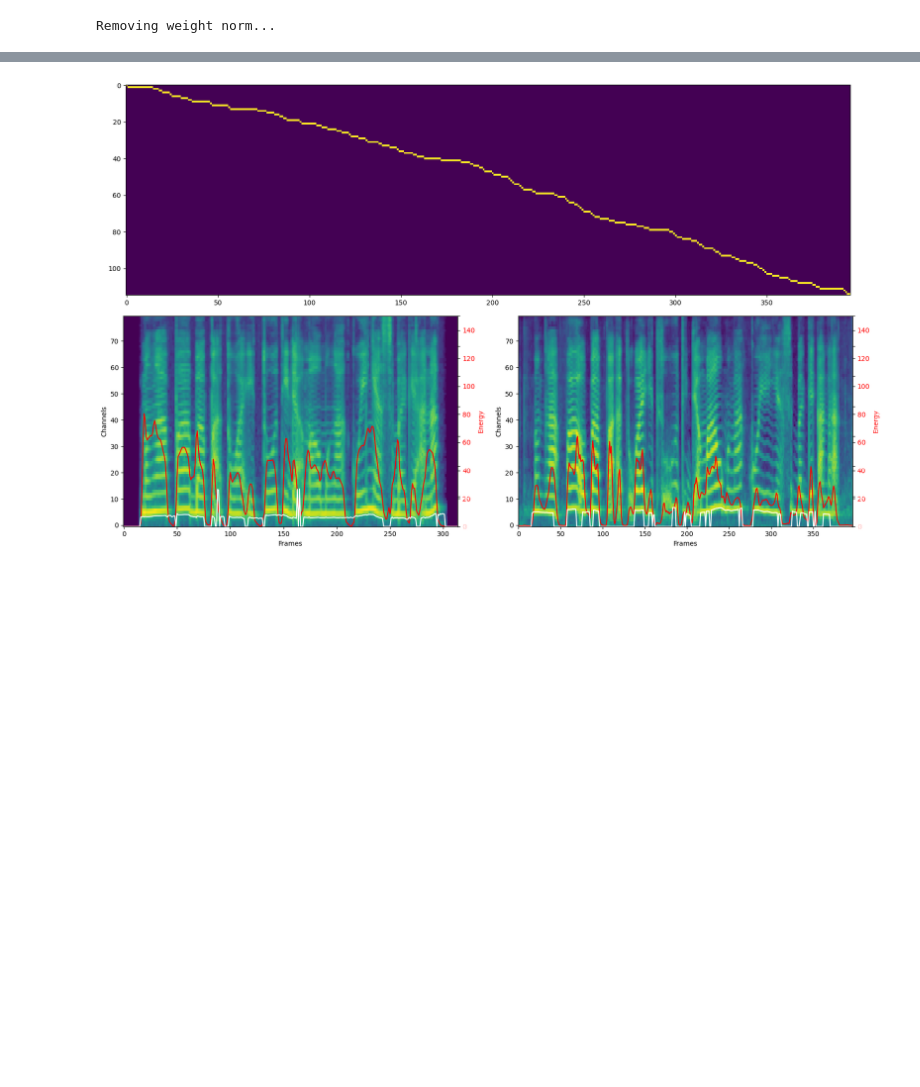
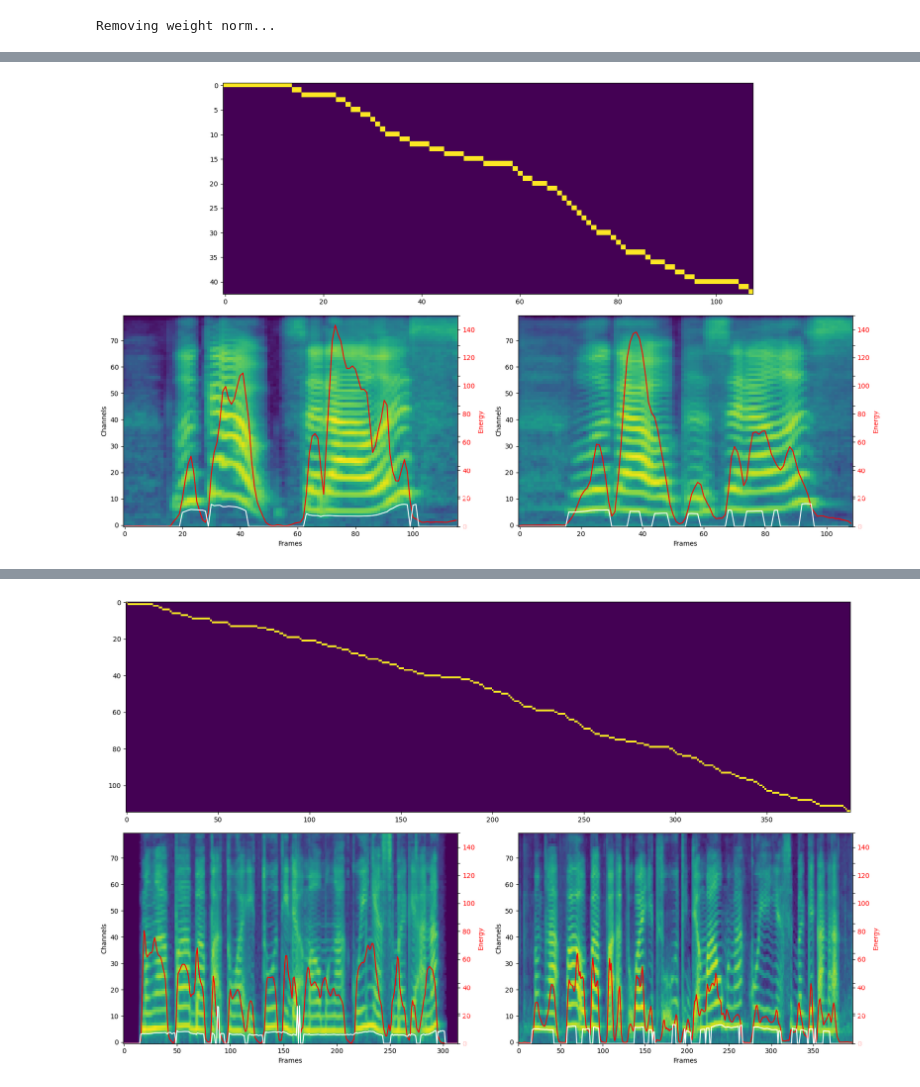
Before and after one commit to arkiven4/glow-tts, a Jupyter notebook: inference_BigVGAN.ipynb, the cells around one changed output, grey strips where cells are left out. Saved outputs shown, nothing was run; the diff lists cells and outputs as text; code cells hidden in the pictures; blank space fills up the shorter version.

```diff
--- a/inference_BigVGAN.ipynb
+++ b/inference_BigVGAN.ipynb
@@ -296,3 +294,54 @@ sf.write("sample_sound/generated_modif.wav", audio, hps.data.sampling_rate)
 ipd.Audio(audio, rate=hps.data.sampling_rate)
 # %% [output]
 [interactive output not drawn]
+# %%
+mel_modif, energy_modif = get_melSpech("sample_sound/generated_modif.wav")
+f0_modif = get_f0("sample_sound/generated_modif.wav")
+
+fig = plt.figure(figsize=(16, 10))
+spec = fig.add_gridspec(2, 2)
+
+ax0 = fig.add_subplot(spec[0, :])
+ax0.imshow(attn_gen.squeeze(0).squeeze(0).data.cpu().numpy())
+
+ax10 = fig.add_subplot(spec[1, 0])
+ax10.imshow(mel_ref.data.cpu().numpy().squeeze(0), aspect="auto", origin="lower", interpolation='none')
+#plt.colorbar(im, ax=ax10)
+plt.xlabel("Frames")
+plt.ylabel("Channels")
+plt.tight_layout()
+
+ax10_energy = ax10.twinx()
+ax10_energy.set_ylabel('Energy', color="red")
+ax10_energy.set_ylim([0, 150])
+ax10_energy.plot(energy_ref.data.cpu().numpy().squeeze(0), color="red")
+ax10_energy.tick_params(axis='y', labelcolor="red")
+
+ax10_f0 = ax10.twinx()
+ax10_f0.set_ylabel('Frequency (Hz)', color="white")
+ax10_f0.set_ylim([0, 3500])
+ax10_f0.plot(f0_src.data.cpu().numpy().squeeze(0), color="white")
+ax10_f0.tick_params(axis='y', labelcolor="white")
+
+ax11 = fig.add_subplot(spec[1, 1])
+ax11.imshow(mel_modif.data.cpu().numpy().squeeze(0), aspect="auto", origin="lower", interpolation='none')
+#plt.colorbar(im, ax=ax10)
+plt.xlabel("Frames")
+plt.ylabel("Channels")
+plt.tight_layout()
+
+ax11_energy = ax11.twinx()
+ax11_energy.set_ylabel('Energy', color="red")
+ax11_energy.set_ylim([0, 150])
+ax11_energy.plot(energy_modif.data.cpu().numpy().squeeze(0), color="red")
+ax11_energy.tick_params(axis='y', labelcolor="red")
+
+ax11_f0 = ax11.twinx()
+ax11_f0.set_ylabel('Frequency (Hz)', color="white")
+ax11_f0.set_ylim([0, 3500])
+ax11_f0.plot(f0_modif, color="white")
+ax11_f0.tick_params(axis='y', labelcolor="white")
+
+fig.canvas.draw()
+# %% [output]
+[figure, added]
```
Also changed, not shown: parts of 11 cells of this notebook, 8 other files.
